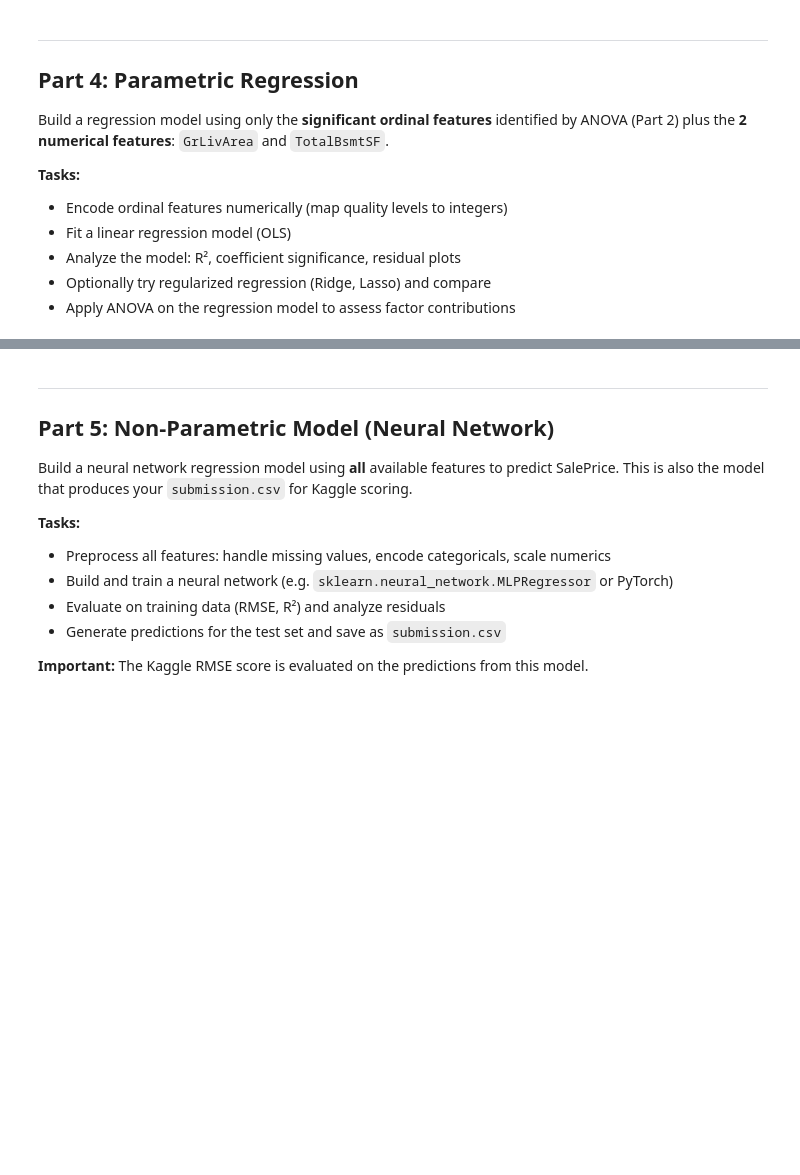
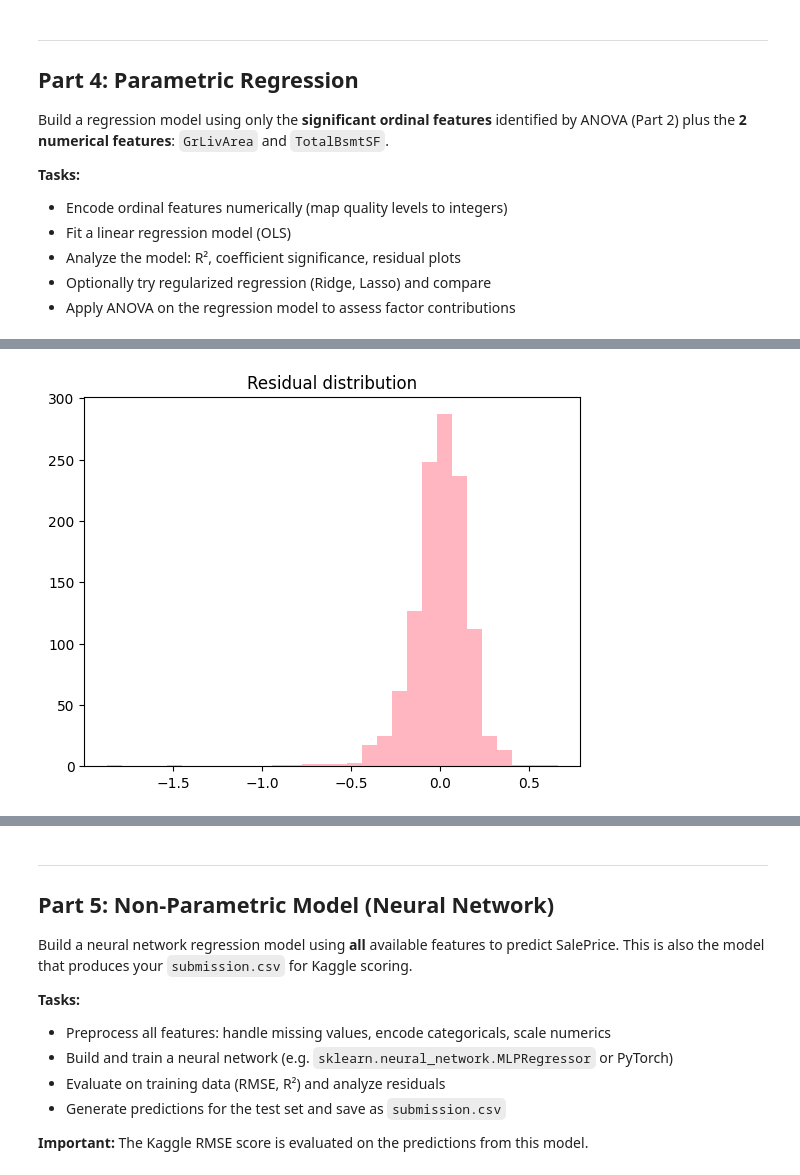
Before and after one commit to em-cd/cstats-project, a Jupyter notebook: project_STUDENTID.ipynb, the cells around one changed output, grey strips where cells are left out. Drawn from its saved outputs; the diff is of its cells as text; code cells hidden in the pictures; blank space fills up the shorter version.

```diff
--- a/project_STUDENTID.ipynb
+++ b/project_STUDENTID.ipynb
@@ -742,0 +1104,6 @@ Build a regression model using only the **significant ordinal features** identif
+# %%
+plt.hist(residuals, bins=30, color=pink_light)
+plt.title("Residual distribution")
+plt.show()
+# %% [output]
+[figure, added]
```
Also changed, not shown: parts of 44 cells of this notebook.
